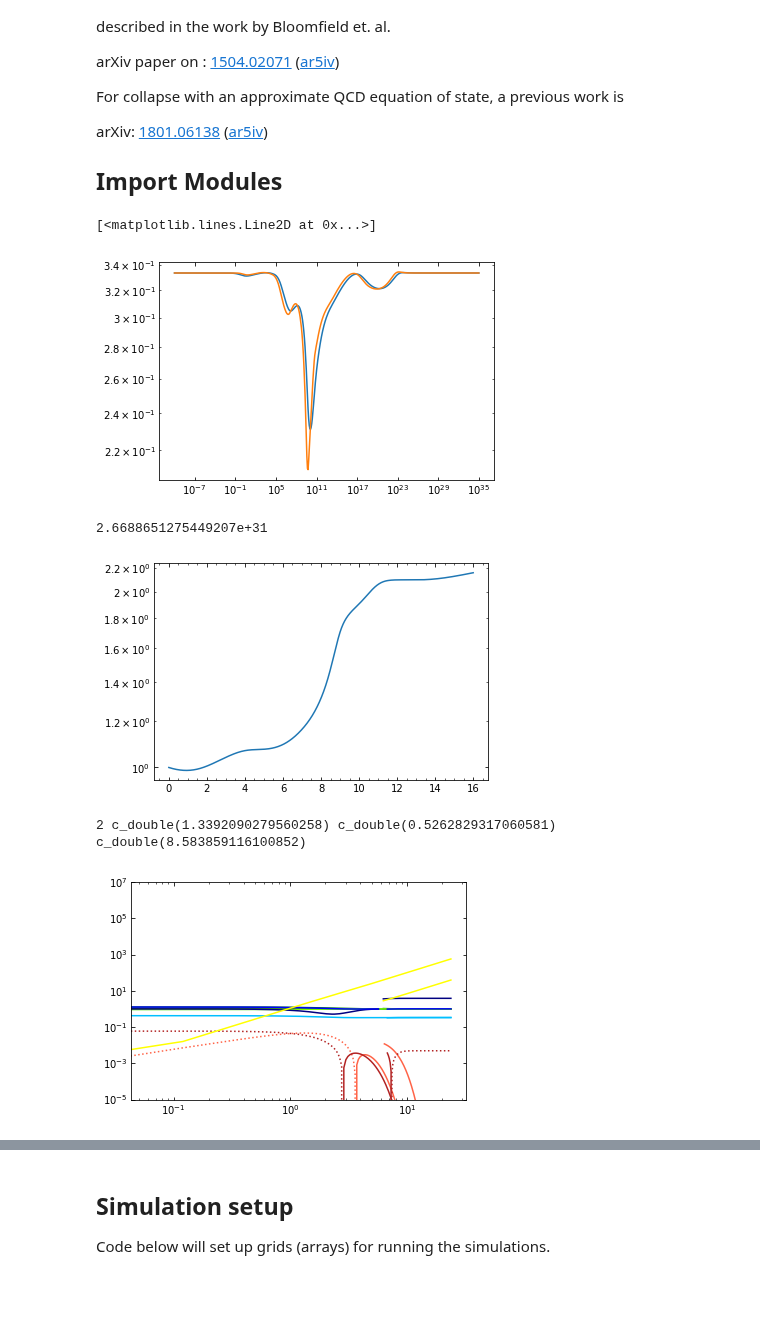
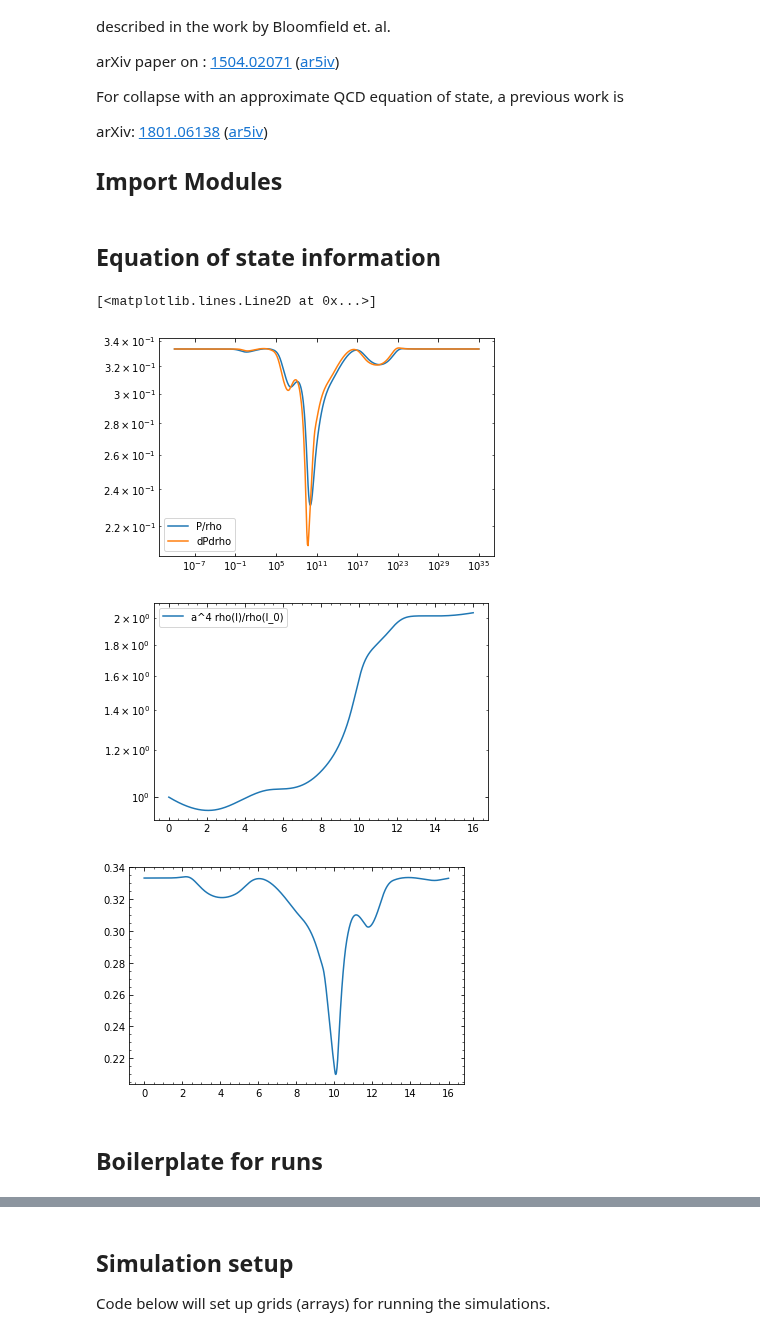
Before and after one commit to jbmertens/criticalcollapse, a Jupyter notebook: Critical_scaling.ipynb, the cells around one changed output, grey strips where cells are left out. Cells and saved outputs as stored; diff of their text form; code cells hidden in the pictures; blank space fills up the shorter version.

```diff
--- a/Critical_scaling.ipynb
+++ b/Critical_scaling.ipynb
@@ -31,35 +32,42 @@ mpl.rc('xtick', direction='in', top=True)
 mpl.rc('ytick', direction='in', right=True)
 mpl.rc('xtick.minor', visible=True)
 mpl.rc('ytick.minor', visible=True)
+# %% [markdown]
+## Equation of state information
 # %%
 c_lib.P_of_rho.restype = c_real_t
 c_lib.P_of_rho.argtypes = [c_real_t]
 c_lib.dPdrho.restype = c_real_t
 c_lib.dPdrho.argtypes = [c_real_t]
 
+c_lib.rho_background.restype = c_real_t
+c_lib.rho_background.argtypes = [c_real_t]
+c_lib.P_background.restype = c_real_t
+c_lib.P_background.argtypes = [c_real_t]
+
+c_lib.G.restype = c_real_t
+c_lib.G.argtypes = [c_real_t]
+
 rhos = np.logspace(-10,35,500)
 
 ps = np.array([c_lib.P_of_rho(rho)/rho for rho in rhos])
-plt.loglog(rhos, ps)
+plt.loglog(rhos, ps, label="P/rho")
+dps = np.array([c_lib.dPdrho(rho) for rho in rhos])
+plt.loglog(rhos, dps, label="dPdrho")
+plt.legend();
 
-dps = np.array([c_lib.dPdrho(rho) for rho in rhos])
-plt.loglog(rhos, dps)
+plt.figure(2)
+ls = np.linspace(0.0, 16, 1000)
+plt.semilogy(ls, [np.exp(2*l)/c_lib.G(l) for l in ls ], label="a^4 rho(l)/rho(l_0)");
+plt.legend();
+
+plt.figure(3)
+plt.plot(ls, [c_lib.dPdrho(c_lib.rho_background(l)) for l in ls])
 # %% [output]
 [<matplotlib.lines.Line2D at 0x...>]
-[figure, old version]
+[figure, new version]
+[figure, added]
+[figure, added]
-# %%
-c_lib.rho_background.restype = c_real_t
-c_lib.rho_background.argtypes = [c_real_t]
-c_lib.P_background.restype = c_real_t
-c_lib.P_background.argtypes = [c_real_t]
-
-print(c_lib.rho_background(2.059)/rhos[0])
-
-ls = np.linspace(0.0, 16, 1000)
-rhos = np.array([c_lib.rho_background(l) for l in ls])
-
-plt.semilogy(ls, rhos/np.exp(-4*ls)/rhos[0]);
-# %% [output]
-2.6688651275449207e+31
-[figure, removed]
+# %% [markdown]
+## Boilerplate for runs
 # %%
@@ -116,37 +109,3 @@ def comboplot(agg) :
 
     plt.hlines(1.0, Ab[0], Ab[-1], colors='k')
     plt.ylim(1.0e-5, 1.0e7);
-# %%
-N = 200
-steps=2000
-amp=0.2705
-d=1.6
-USE_FIXW=False
-regrid_lam=0.001
-regrid_nu=1.0
-regrid_int=steps
-horizon_stop=True
-q_mult=0.9
-TOL=1.0e-7
-
-l = c_real_t(0)
-deltaH = c_real_t(-2)
-max_rho0 = c_real_t(0)
-agg = (c_real_t*(N*13))()
-
-c_lib.ics(agg, ctypes.byref(l), ctypes.byref(deltaH), amp, d*np.exp(l), N, USE_FIXW)
-c_lib.agg_pop(agg, l)
-agg1 = np.reshape(np.copy(agg), (13, N))
-
-res = c_lib.run_sim(agg, ctypes.byref(l), ctypes.byref(deltaH), ctypes.byref(max_rho0),
-                    steps, -1, horizon_stop, q_mult, True, True,
-                    regrid_int, regrid_lam, regrid_nu, TOL)
-print(res, l, deltaH, max_rho0)
-
-agg2 = np.reshape(np.copy(agg), (13, N))
-
-comboplot(agg1)
-comboplot(agg2)
-# %% [output]
-2 c_double(1.3392090279560258) c_double(0.5262829317060581) c_double(8.583859116100852)
-[figure, removed]
```
Also changed, not shown: parts of 21 cells of this notebook, 3 other files.
